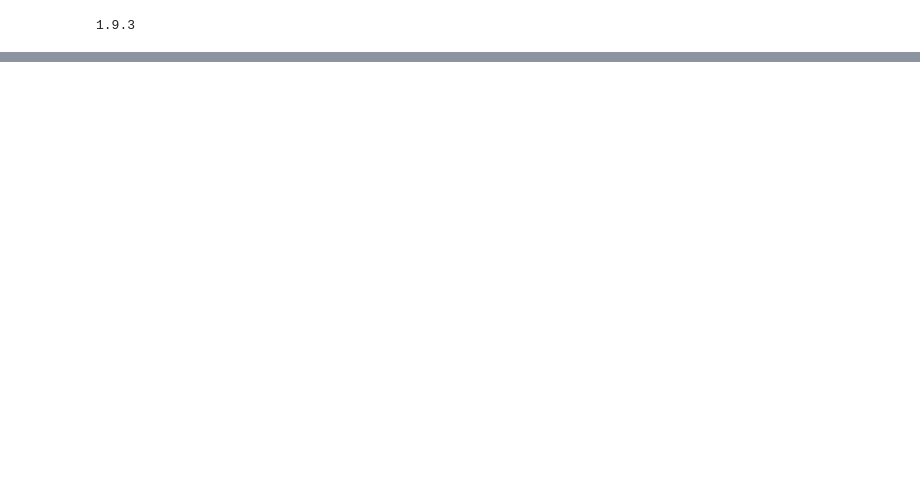
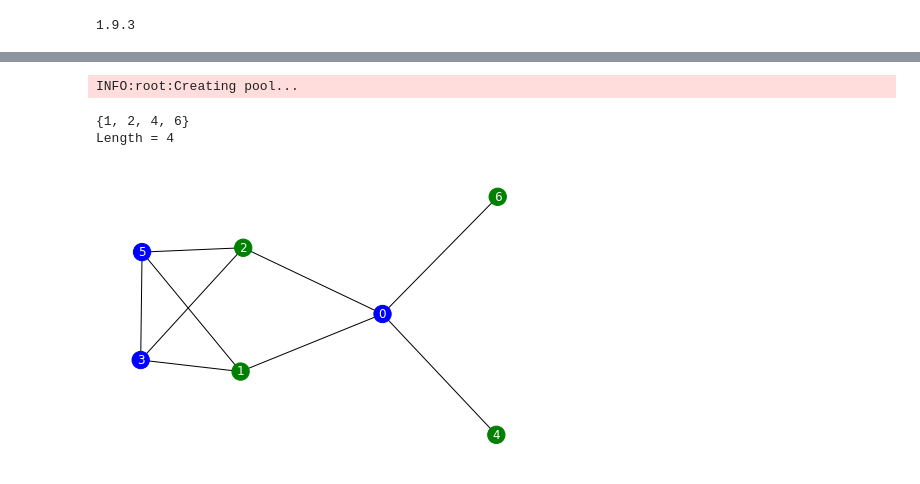
Before and after one commit to arteger/masters_thesis, a Jupyter notebook: main.ipynb, the cells around one changed output, grey strips where cells are left out. Saved outputs shown, nothing was run; the diff lists cells and outputs as text; code cells hidden in the pictures; blank space fills up the shorter version.

```diff
--- a/main.ipynb
+++ b/main.ipynb
@@ -909,0 +928,8 @@ Length = 4
+# %%
+G = nx.graph_atlas(500)
+calculate_DNN_result(G, calculate_large_G(G), True, "4.png")
+# %% [output]
+INFO:root:Creating pool...
+{1, 2, 4, 6}
+Length = 4
+[figure, added]
```
Also changed, not shown: parts of 37 cells of this notebook, 46 other files.
